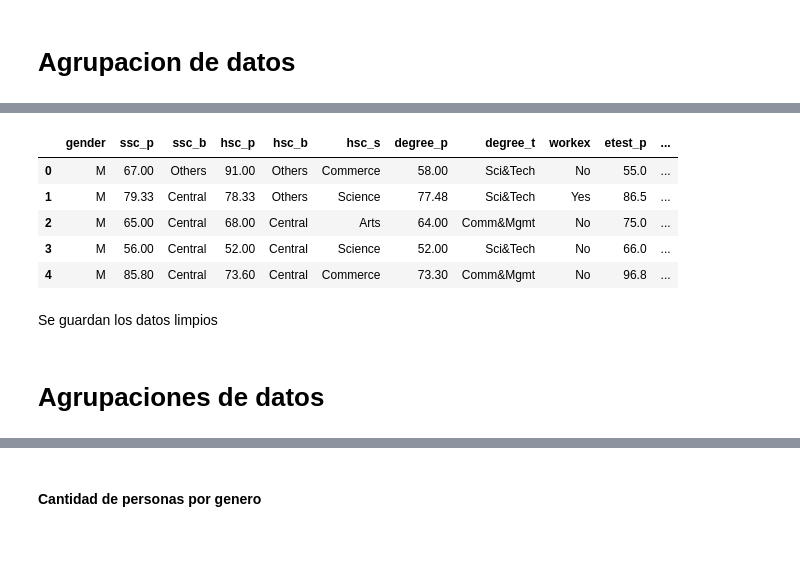
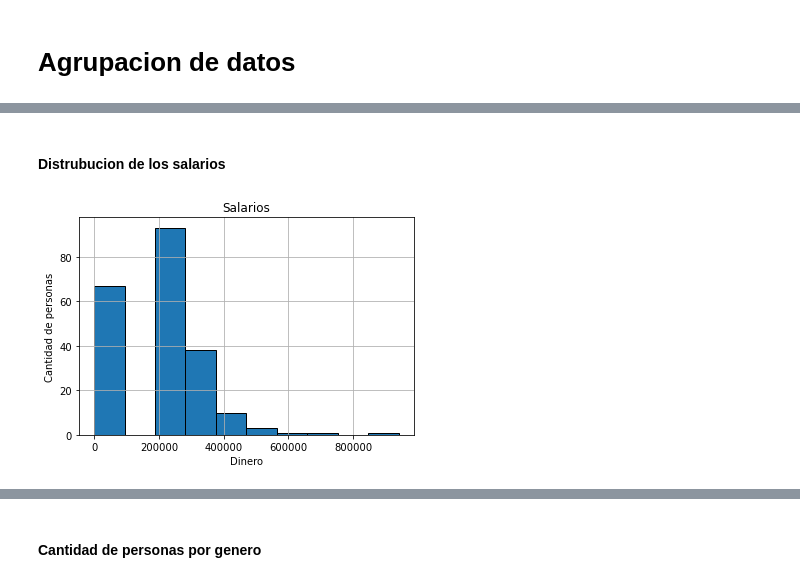
Before and after one commit to joseluissanmartin/Solemene1OE2, a Jupyter notebook: Solemne1_JoseLuisSanMartin.ipynb, the cells around one changed output, grey strips where cells are left out. Drawn from its saved outputs; the diff is of its cells as text; code cells hidden in the pictures; blank space fills up the shorter version.

```diff
--- a/Solemne1_JoseLuisSanMartin.ipynb
+++ b/Solemne1_JoseLuisSanMartin.ipynb
@@ -366,13 +356,0 @@ Se elimina la columna numero de serie porque no representa un aporte para la pre
-# %%
-eliminado = ['sl_no']
-dataframe = dataframe.drop(eliminado, axis = 'columns')
-dataframe.head()
-# %% [output]
-|  | gender | ssc_p | ssc_b | hsc_p | hsc_b | hsc_s | degree_p | degree_t | workex | etest_p | ... |
-| 0 | M | 67.00 | Others | 91.00 | Others | Commerce | 58.00 | Sci&Tech | No | 55.0 | ... |
-| 1 | M | 79.33 | Central | 78.33 | Others | Science | 77.48 | Sci&Tech | Yes | 86.5 | ... |
-| 2 | M | 65.00 | Central | 68.00 | Central | Arts | 64.00 | Comm&Mgmt | No | 75.0 | ... |
-| 3 | M | 56.00 | Central | 52.00 | Central | Science | 52.00 | Sci&Tech | No | 66.0 | ... |
-| 4 | M | 85.80 | Central | 73.60 | Central | Commerce | 73.30 | Comm&Mgmt | No | 96.8 | ... |
-# %% [markdown]
-Se guardan los datos limpios
@@ -381,2 +357,10 @@ dataframe.to_csv('Placement_Data_Full_Class_Clean.csv', index=False)
-# %% [markdown]
-# Agrupaciones de datos
+# %% [markdown]
+#### Distrubucion de los salarios
+# %%
+dataframe.drop(1).hist(['salary'],edgecolor='black', linewidth=1)
+plt.title('Salarios')
+plt.xlabel('Dinero')
+plt.ylabel('Cantidad de personas')
+plt.show()
+# %% [output]
+[figure, added]
```
Also changed, not shown: parts of 34 cells of this notebook.
